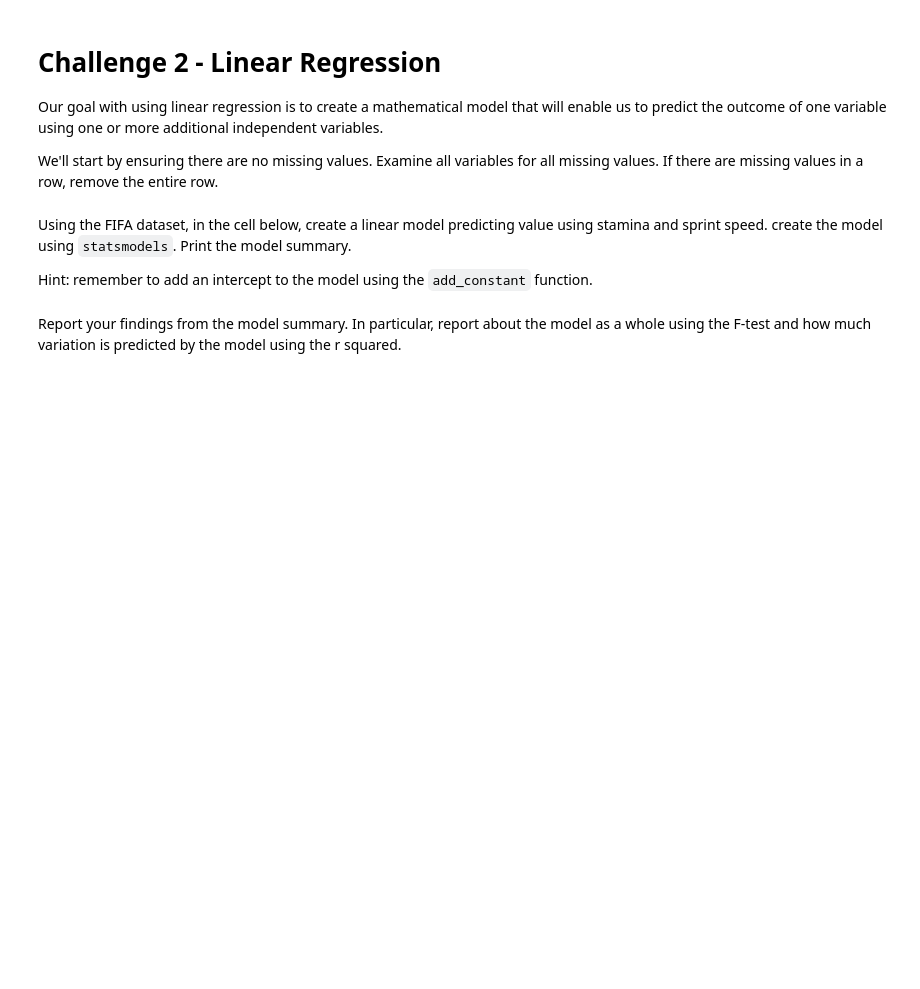
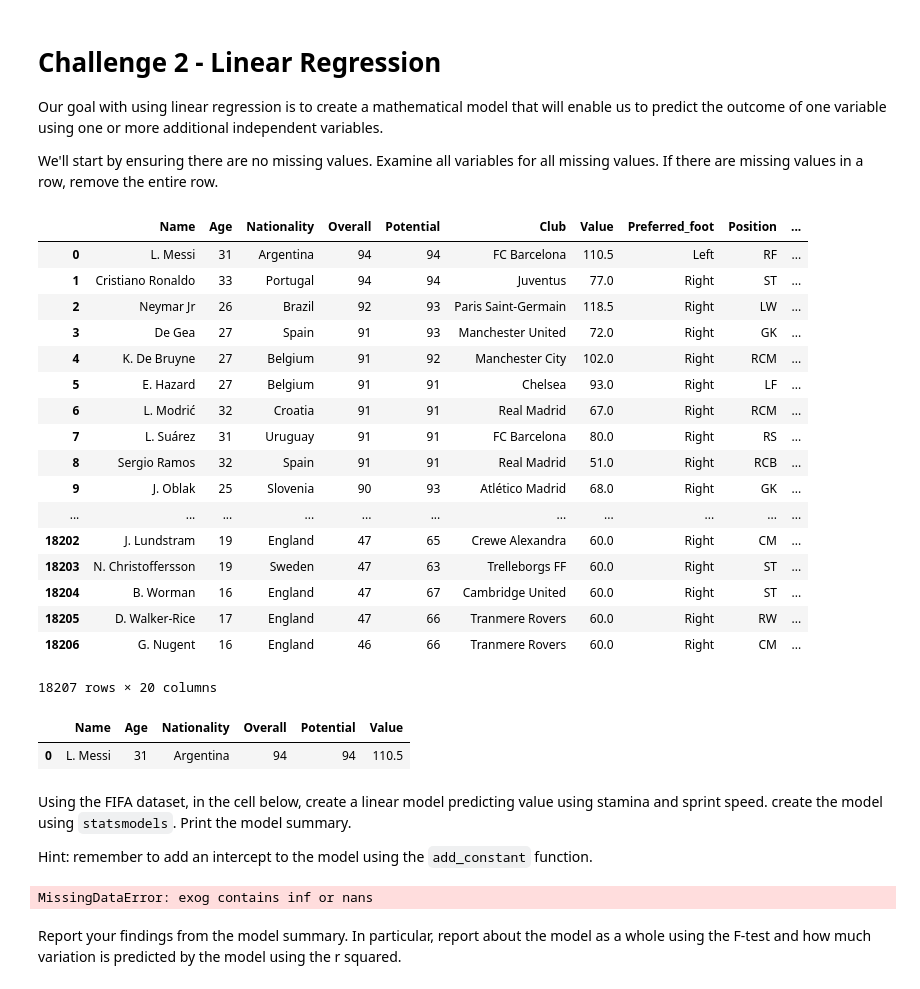
Before and after one commit to ta-data-mex/lab-correlation-tests-with-scipy, a Jupyter notebook: your-code/main.ipynb, the cells around one changed output. Drawn from its saved outputs; the diff is of its cells as text; code cells hidden in the pictures; blank space fills up the shorter version.

```diff
--- a/your-code/main.ipynb
+++ b/your-code/main.ipynb
@@ -129,0 +158,24 @@ We'll start by ensuring there are no missing values. Examine all variables for a
+# %%
+fifa4 = fifa
+# fifa4 = fifa4[fifa4.isna().sum(axis=1) == 0] forma super eficiente de borrar las columnas
+# %%
+fifa4
+# %% [output]
+|  | Name | Age | Nationality | Overall | Potential | Club | Value | Preferred_foot | Position | ... |
+| 0 | L. Messi | 31 | Argentina | 94 | 94 | FC Barcelona | 110.5 | Left | RF | ... |
+| 1 | Cristiano Ronaldo | 33 | Portugal | 94 | 94 | Juventus | 77.0 | Right | ST | ... |
+| 2 | Neymar Jr | 26 | Brazil | 92 | 93 | Paris Saint-Germain | 118.5 | Right | LW | ... |
+| 3 | De Gea | 27 | Spain | 91 | 93 | Manchester United | 72.0 | Right | GK | ... |
+| 4 | K. De Bruyne | 27 | Belgium | 91 | 92 | Manchester City | 102.0 | Right | RCM | ... |
+| 5 | E. Hazard | 27 | Belgium | 91 | 91 | Chelsea | 93.0 | Right | LF | ... |
+| 6 | L. Modrić | 32 | Croatia | 91 | 91 | Real Madrid | 67.0 | Right | RCM | ... |
+| 7 | L. Suárez | 31 | Uruguay | 91 | 91 | FC Barcelona | 80.0 | Right | RS | ... |
+| 8 | Sergio Ramos | 32 | Spain | 91 | 91 | Real Madrid | 51.0 | Right | RCB | ... |
+| 9 | J. Oblak | 25 | Slovenia | 90 | 93 | Atlético Madrid | 68.0 | Right | GK | ... |
+| ... | ... | ... | ... | ... | ... | ... | ... | ... | ... | ... |
+| 18202 | J. Lundstram | 19 | England | 47 | 65 | Crewe Alexandra | 60.0 | Right | CM | ... |
+| 18203 | N. Christoffersson | 19 | Sweden | 47 | 63 | Trelleborgs FF | 60.0 | Right | ST | ... |
+| 18204 | B. Worman | 16 | England | 47 | 67 | Cambridge United | 60.0 | Right | ST | ... |
+| 18205 | D. Walker-Rice | 17 | England | 47 | 66 | Tranmere Rovers | 60.0 | Right | RW | ... |
+| 18206 | G. Nugent | 16 | England | 46 | 66 | Tranmere Rovers | 60.0 | Right | CM | ... |
+18207 rows × 20 columns
@@ -130,3 +184,8 @@ We'll start by ensuring there are no missing values. Examine all variables for a
+# %%
+fifa4.head(1)
+# %% [output]
+|  | Name | Age | Nationality | Overall | Potential | Value |
+| 0 | L. Messi | 31 | Argentina | 94 | 94 | 110.5 |
 # %% [markdown]
 Using the FIFA dataset, in the cell below, create a linear model predicting value using stamina and sprint speed. create the model using `statsmodels`. Print the model summary.
 
@@ -136,3 +197,14 @@ Hint: remember to add an intercept to the model using the `add_constant` functio
+# %%
+# Your code here:
+X = sm.add_constant(fifa[['SprintSpeed', 'Stamina']])
+Y = fifa.ValueNumeric
+
+model = sm.OLS(Y, X).fit()
+predictions = model.predict(X)
+
+print(model.summary())
+# %% [output]
+MissingDataError: exog contains inf or nans
 # %% [markdown]
 Report your findings from the model summary. In particular, report about the model as a whole using the F-test and how much variation is predicted by the model using the r squared.
 # %%
```
Also changed, not shown: parts of 14 cells of this notebook.
